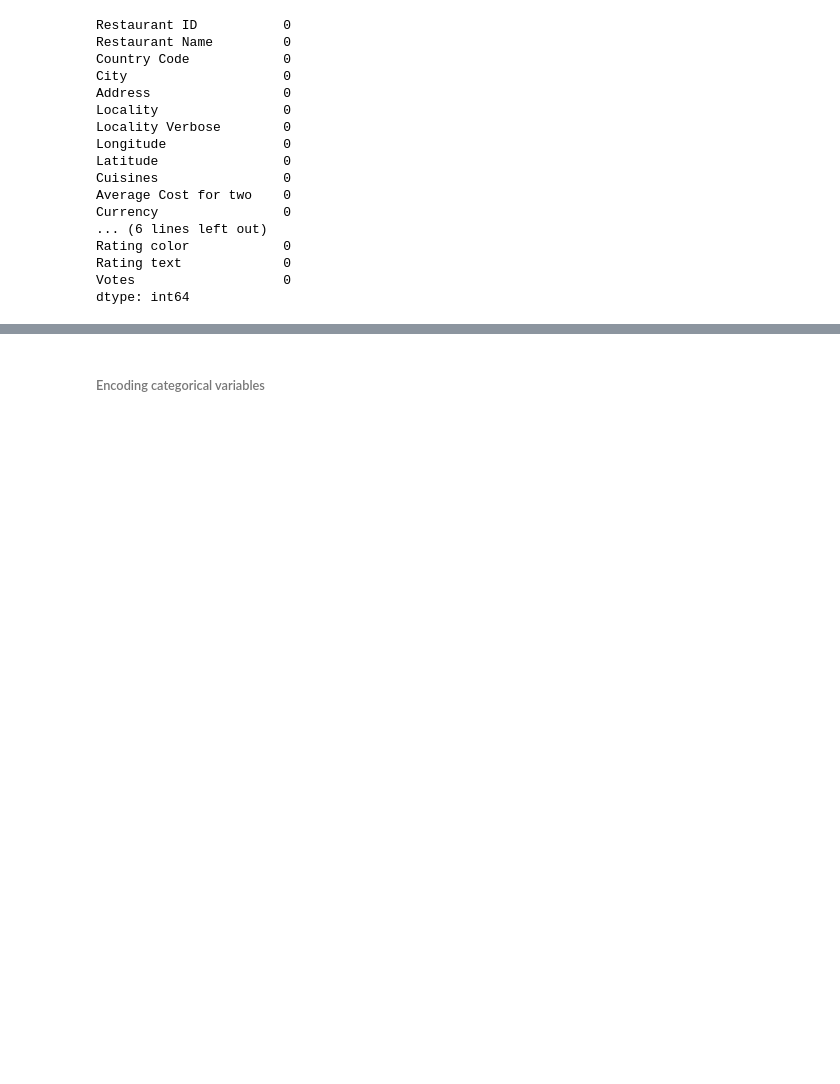
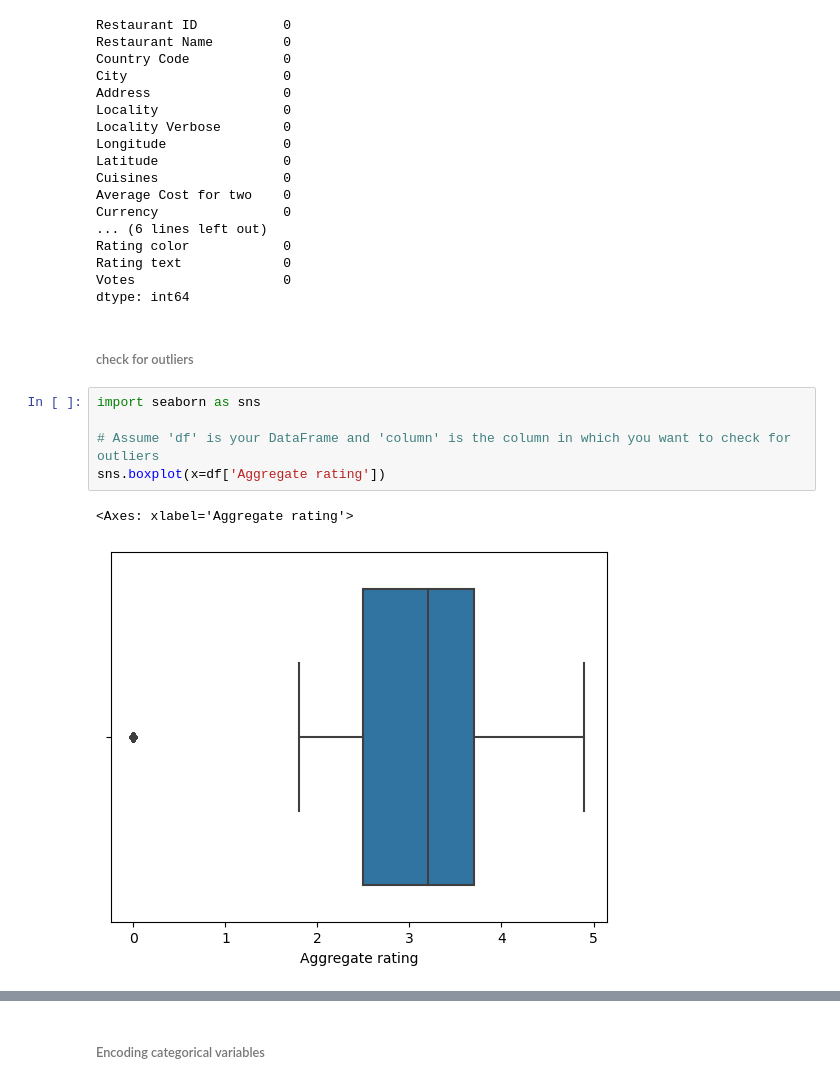
Before and after one commit to s0ul141/Cognifyz, a Jupyter notebook: Task_1.ipynb, the cells around one changed output, grey strips where cells are left out. Saved outputs shown, nothing was run; the diff lists cells and outputs as text; blank space fills up the shorter version.

```diff
--- a/Task_1.ipynb
+++ b/Task_1.ipynb
@@ -111,3 +111,13 @@ Rating color            0
 Rating text             0
 Votes                   0
 dtype: int64
+# %% [markdown]
+###### check for outliers
+# %%
+import seaborn as sns
+
+# Assume 'df' is your DataFrame and 'column' is the column in which you want to check for outliers
+sns.boxplot(x=df['Aggregate rating'])
+# %% [output]
+<Axes: xlabel='Aggregate rating'>
+[figure, added]
```
Also changed, not shown: parts of 4 cells of this notebook.
